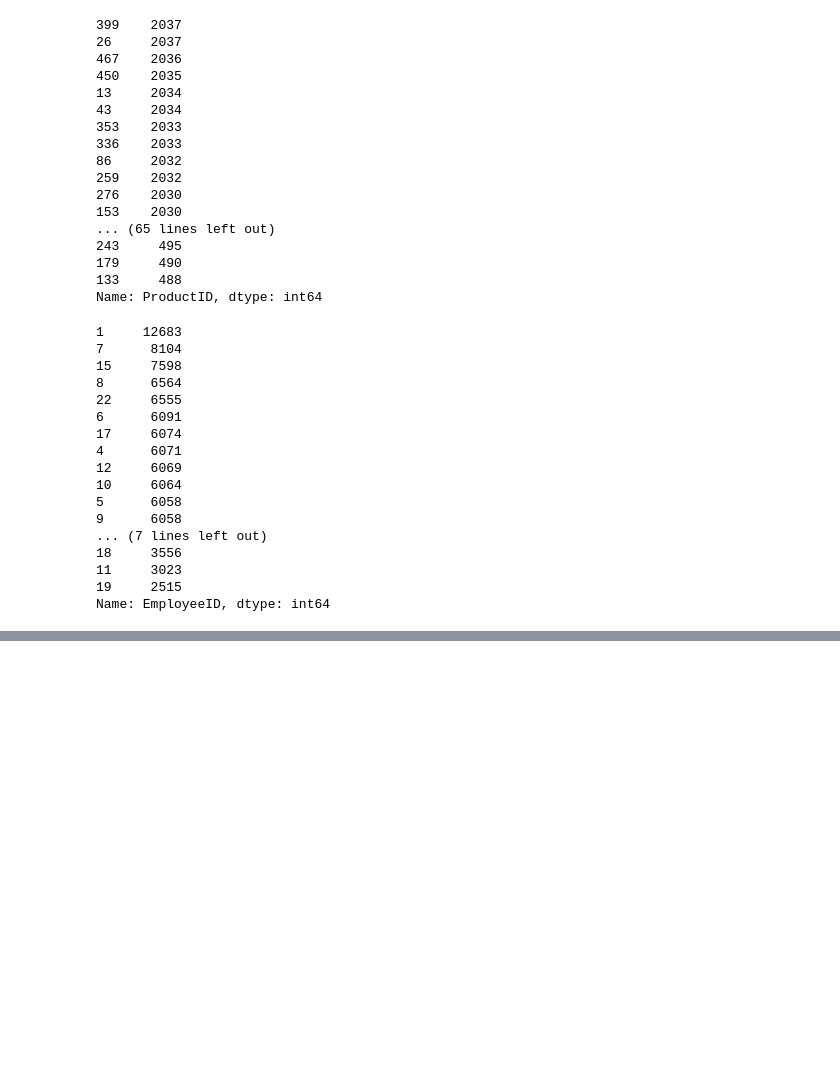
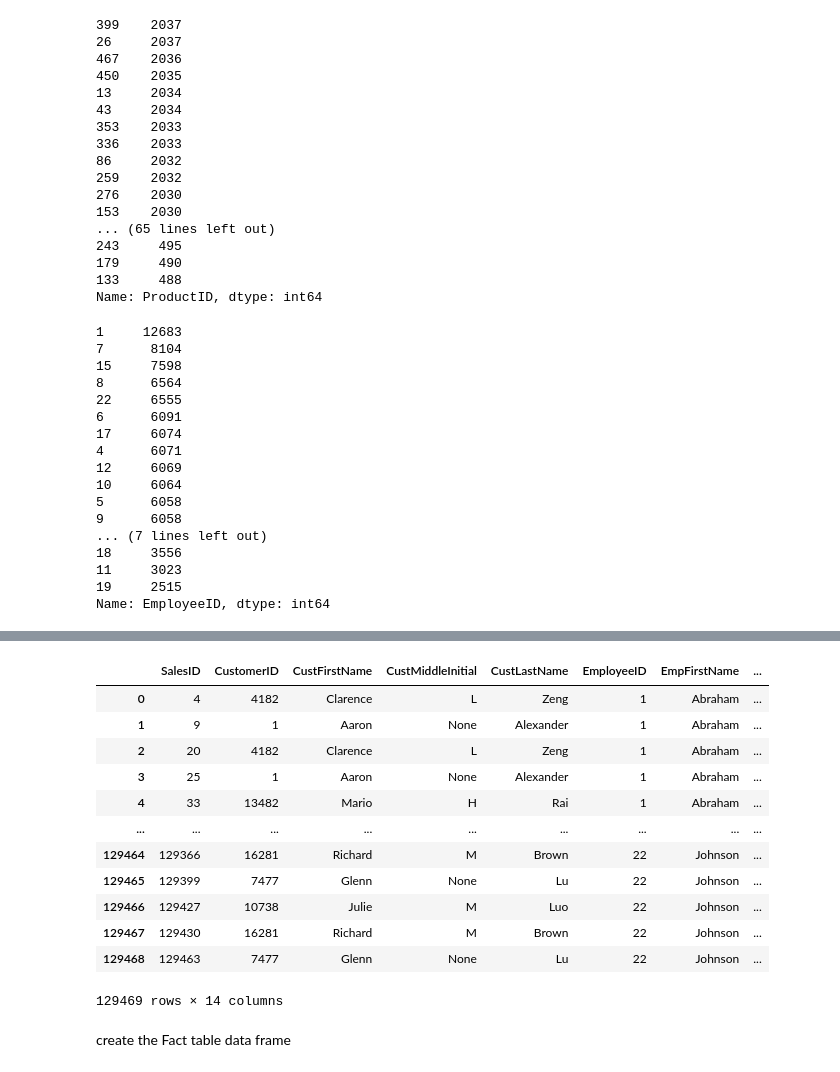
Before and after one commit to vinayak-parab/Data_Management_ETL, a Jupyter notebook: DM_ETL.ipynb, the cells around one changed output, grey strips where cells are left out. Drawn from its saved outputs; the diff is of its cells as text; code cells hidden in the pictures; blank space fills up the shorter version.

```diff
--- a/DM_ETL.ipynb
+++ b/DM_ETL.ipynb
@@ -379,0 +506,4 @@ cstdf
+# %%
+# multiply the Quantity and the Price to get totalprice
+df['Quantity'] = pd.to_numeric(df['Quantity'], downcast="float")
+df['Price'] = pd.to_numeric(df['Price'], downcast="float")
@@ -379,0 +527,2 @@ cstdf
+# %%
+df['TotalPrice'] = df['Quantity'] * df['Price']
@@ -379,0 +553,18 @@ cstdf
+# %%
+df
+# %% [output]
+|  | SalesID | CustomerID | CustFirstName | CustMiddleInitial | CustLastName | EmployeeID | EmpFirstName | ... |
+| 0 | 4 | 4182 | Clarence | L | Zeng | 1 | Abraham | ... |
+| 1 | 9 | 1 | Aaron | None | Alexander | 1 | Abraham | ... |
+| 2 | 20 | 4182 | Clarence | L | Zeng | 1 | Abraham | ... |
+| 3 | 25 | 1 | Aaron | None | Alexander | 1 | Abraham | ... |
+| 4 | 33 | 13482 | Mario | H | Rai | 1 | Abraham | ... |
+| ... | ... | ... | ... | ... | ... | ... | ... | ... |
+| 129464 | 129366 | 16281 | Richard | M | Brown | 22 | Johnson | ... |
+| 129465 | 129399 | 7477 | Glenn | None | Lu | 22 | Johnson | ... |
+| 129466 | 129427 | 10738 | Julie | M | Luo | 22 | Johnson | ... |
+| 129467 | 129430 | 16281 | Richard | M | Brown | 22 | Johnson | ... |
+| 129468 | 129463 | 7477 | Glenn | None | Lu | 22 | Johnson | ... |
+129469 rows × 14 columns
+# %% [markdown]
+create the Fact table data frame
```
Also changed, not shown: parts of 60 cells of this notebook.
